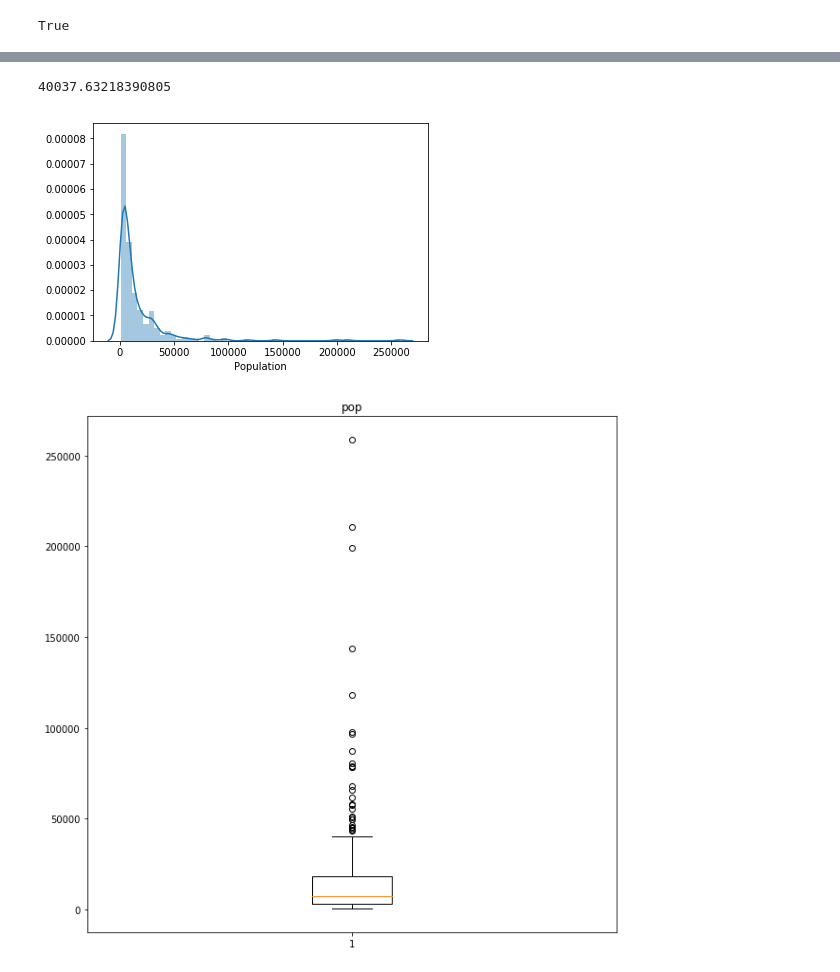
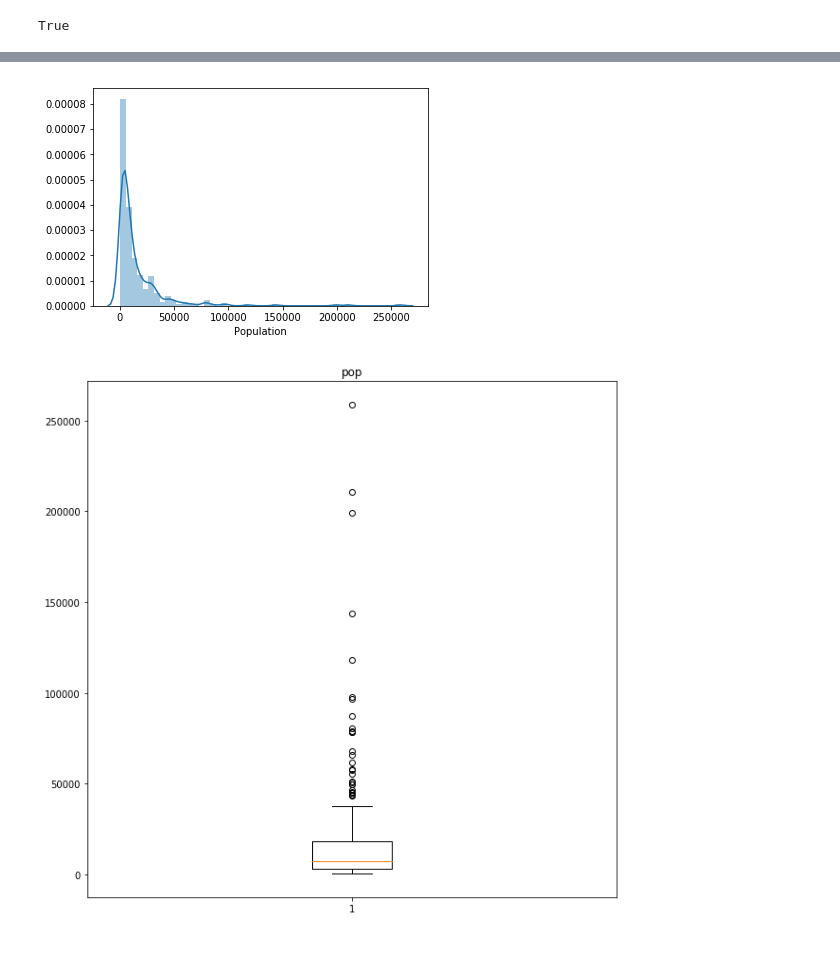
Before and after one commit to ihembree789/thinkfulprojects, a Jupyter notebook: regression model.ipynb, the cells around one changed output, grey strips where cells are left out. Drawn from its saved outputs; the diff is of its cells as text; code cells hidden in the pictures.

```diff
--- a/regression model.ipynb
+++ b/regression model.ipynb
@@ -29,0 +21,3 @@ df.head()
+# %%
+df = df.drop(df.index[216])
+df.head(220)
@@ -46,23 +59,14 @@ plt.show()
 # %%
-ave=df['Population'].mean()
-most=df['Population'].max()
-#print(most)
-
-df.loc[df['Population'] == most]=ave
-
-
-print(ave)
 pop=df['Population']
 sns.distplot(pop);
 plt.figure(figsize=(10, 10))
 plt.boxplot(pop)
 plt.title('pop')
 
 plt.show()
 # %% [output]
-40037.63218390805
 [figure]
-[figure, old version]
+[figure, new version]
 # %%
 square=df['Population']**2
 df['Population Squared']=square
```
Also changed, not shown: parts of 22 cells of this notebook.
